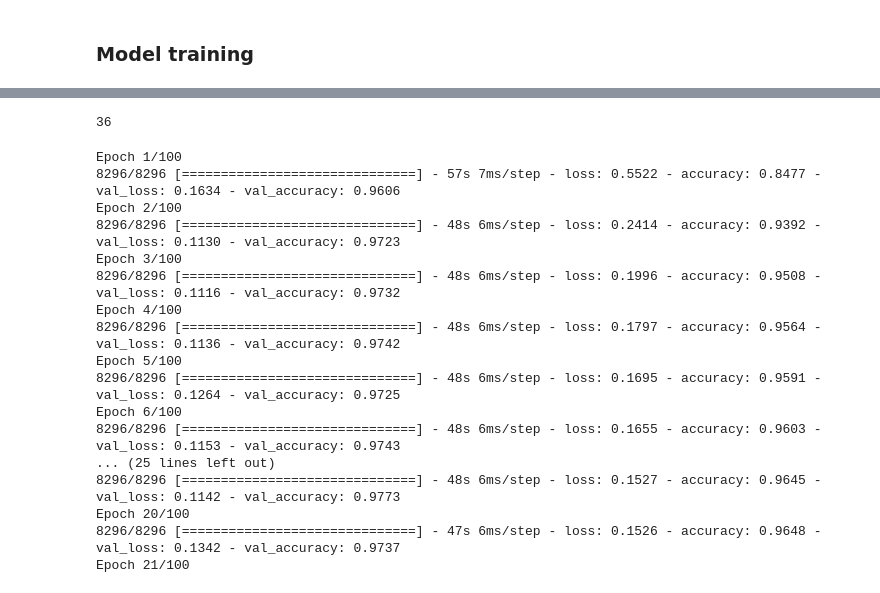
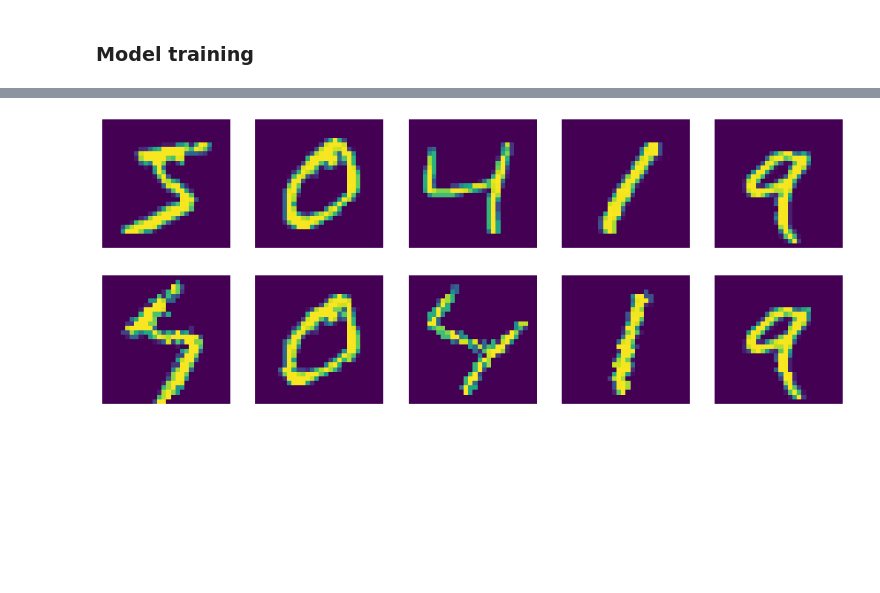
Before and after one commit to bpieniak/Handwriting-recognition, a Jupyter notebook: training.ipynb, the cells around one changed output, grey strips where cells are left out. Cells and saved outputs as stored; diff of their text form; code cells hidden in the pictures; blank space fills up the shorter version.

```diff
--- a/training.ipynb
+++ b/training.ipynb
@@ -118,4 +85,0 @@ y_valid_cat = keras.utils.to_categorical(y_valid)
-# %%
-y_train_cat.shape[1]
-# %% [output]
-36
@@ -122 +97,48 @@ y_train_cat.shape[1]
+# %%
+def preprocess(image, label):
+    label = tf.one_hot(label, CFG.labels_len)
+    label = tf.cast(label, tf.uint8)
+
+    image = tf.cast(image, tf.float32) / 255.
+    image = tf.reshape(image, [-1, CFG.image_size, CFG.image_size, 1])
+
+    return image.numpy(), label.numpy()
+
+X_pp, y_pp = preprocess(X_full, y_full)
+# %%
+def augmentation(image, label):
+    # rotation -40 to 40 deg counterclockwise
+    k_rad = tf.random.uniform([1], minval=-0.6981, maxval=0.6981, dtype=tf.dtypes.float32)
+    image = tfa.image.rotate(image, k_rad)
+
+    image = tf.clip_by_value(image, 0.0, 1.0)
+    image = tf.reshape(image, [CFG.image_size, CFG.image_size, 1])
+    return image, label
+
+def get_dataset(X, y, shuffle=False, augment=False):
+    dataset = tf.data.Dataset.from_tensor_slices((X,y))
+    if shuffle:
+        dataset = dataset.shuffle(len(X))
+    # dataset = dataset.map(parse_function, num_parallel_calls=AUTO)
+    if augment:
+        dataset = dataset.map(augmentation, num_parallel_calls=CFG.AUTO)
+    dataset = dataset.batch(CFG.batch_size)
+    return dataset.prefetch(1)
+# %%
+def visualize_5_imgs(dataset):
+    plt.figure(figsize=[15, 15])
+    for i, sample in enumerate(dataset.unbatch().take(5).as_numpy_iterator()):
+        plt.subplot(1, 5, i + 1)
+        plt.imshow(sample[0].reshape((CFG.image_size, CFG.image_size)))
+        # plt.title(sample[1])
+        plt.axis('off')
+    plt.show()
+
+ds = get_dataset(X_pp, y_pp)
+visualize_5_imgs(ds)
+ds_aug = get_dataset(X_pp, y_pp, augment=True)
+visualize_5_imgs(ds_aug)
+# %% [output]
+[figure, added]
+[figure, added]
 # %%
@@ -150,23 +183,4 @@ callbacks = [keras.callbacks.EarlyStopping(patience=10)]
 # %%
-model.fit(X_train, y_train_cat, epochs=100, batch_size=32,
-                   validation_data=(X_valid, y_valid_cat),
-                   callbacks=callbacks)
+
+# model.fit(ds, epochs=100, callbacks=callbacks)
-# %% [output]
-Epoch 1/100
-8296/8296 [==============================] - 57s 7ms/step - loss: 0.5522 - accuracy: 0.8477 - val_loss: 0.1634 - val_accuracy: 0.9606
-Epoch 2/100
-8296/8296 [==============================] - 48s 6ms/step - loss: 0.2414 - accuracy: 0.9392 - val_loss: 0.1130 - val_accuracy: 0.9723
-Epoch 3/100
-8296/8296 [==============================] - 48s 6ms/step - loss: 0.1996 - accuracy: 0.9508 - val_loss: 0.1116 - val_accuracy: 0.9732
-Epoch 4/100
-8296/8296 [==============================] - 48s 6ms/step - loss: 0.1797 - accuracy: 0.9564 - val_loss: 0.1136 - val_accuracy: 0.9742
-Epoch 5/100
-8296/8296 [==============================] - 48s 6ms/step - loss: 0.1695 - accuracy: 0.9591 - val_loss: 0.1264 - val_accuracy: 0.9725
-Epoch 6/100
-8296/8296 [==============================] - 48s 6ms/step - loss: 0.1655 - accuracy: 0.9603 - val_loss: 0.1153 - val_accuracy: 0.9743
-... (25 lines left out)
-8296/8296 [==============================] - 48s 6ms/step - loss: 0.1527 - accuracy: 0.9645 - val_loss: 0.1142 - val_accuracy: 0.9773
-Epoch 20/100
-8296/8296 [==============================] - 47s 6ms/step - loss: 0.1526 - accuracy: 0.9648 - val_loss: 0.1342 - val_accuracy: 0.9737
-Epoch 21/100
 # %%
```
Also changed, not shown: parts of 34 cells of this notebook.
